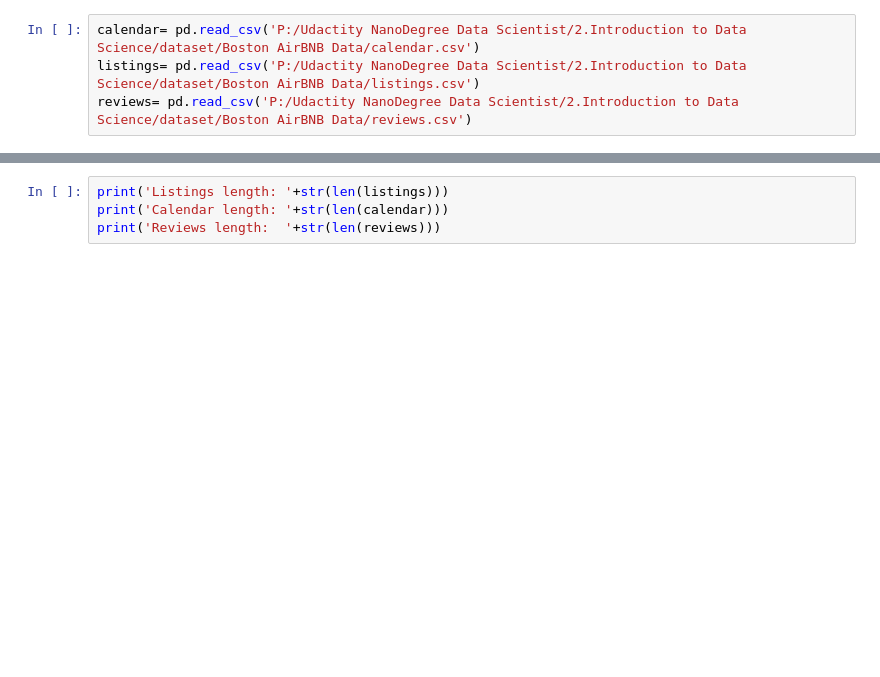
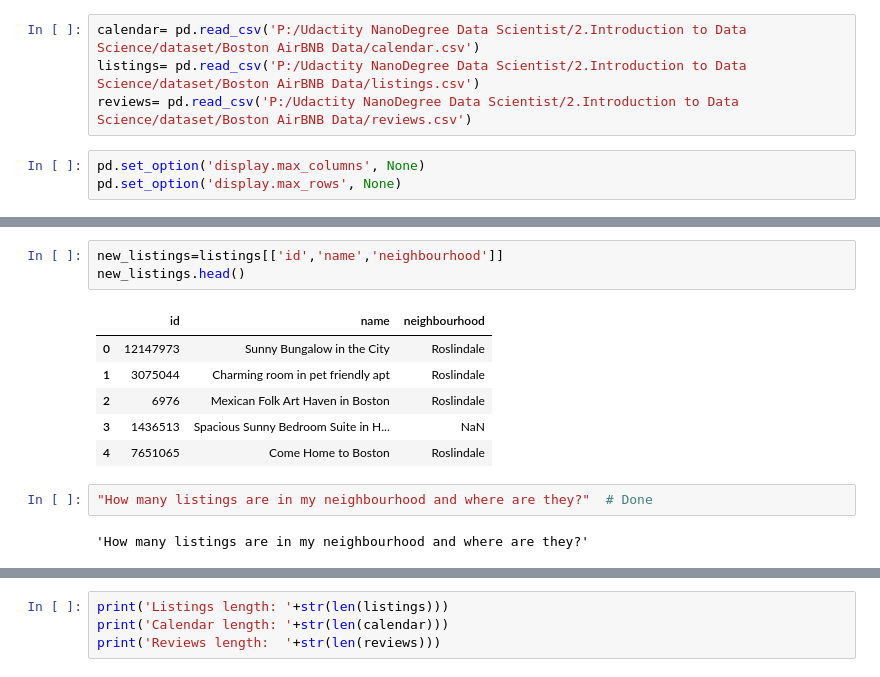
Before and after one commit to Ajazahmad94/BostonAirBNB, a Jupyter notebook: Boston AirBNB.ipynb, the cells around one changed output, grey strips where cells are left out. Saved outputs shown, nothing was run; the diff lists cells and outputs as text; blank space fills up the shorter version.

```diff
--- a/Boston AirBNB.ipynb
+++ b/Boston AirBNB.ipynb
@@ -17,3 +17,6 @@ import seaborn as sns
 calendar= pd.read_csv('P:/Udactity NanoDegree Data Scientist/2.Introduction to Data Science/dataset/Boston AirBNB Data/calendar.csv')
 listings= pd.read_csv('P:/Udactity NanoDegree Data Scientist/2.Introduction to Data Science/dataset/Boston AirBNB Data/listings.csv')
 reviews= pd.read_csv('P:/Udactity NanoDegree Data Scientist/2.Introduction to Data Science/dataset/Boston AirBNB Data/reviews.csv')
+# %%
+pd.set_option('display.max_columns', None)
+pd.set_option('display.max_rows', None)
@@ -27,0 +207,14 @@ dtype: int64
+# %%
+new_listings=listings[['id','name','neighbourhood']]
+new_listings.head()
+# %% [output]
+|  | id | name | neighbourhood |
+| 0 | 12147973 | Sunny Bungalow in the City | Roslindale |
+| 1 | 3075044 | Charming room in pet friendly apt | Roslindale |
+| 2 | 6976 | Mexican Folk Art Haven in Boston | Roslindale |
+| 3 | 1436513 | Spacious Sunny Bedroom Suite in H... | NaN |
+| 4 | 7651065 | Come Home to Boston | Roslindale |
+# %%
+"How many listings are in my neighbourhood and where are they?"  # Done
+# %% [output]
+'How many listings are in my neighbourhood and where are they?'
```
Also changed, not shown: parts of 44 cells of this notebook.
